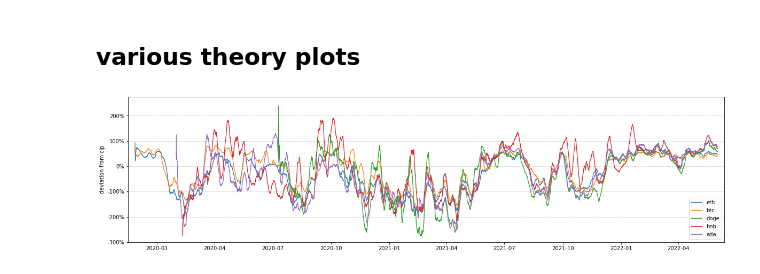
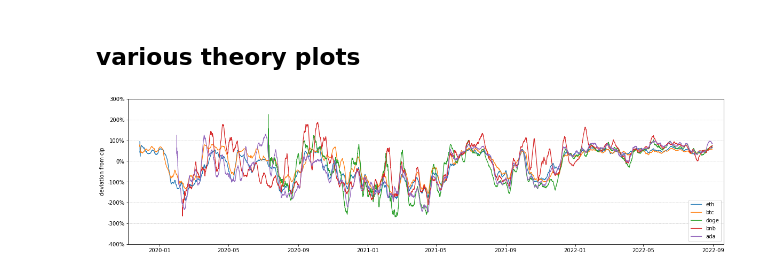
Before and after one commit to vivowa/perpetuals, a Jupyter notebook: perpetual_restart_theory.ipynb, the cells around one changed output. Saved outputs shown, nothing was run; the diff lists cells and outputs as text; code cells hidden in the pictures.

```diff
--- a/perpetual_restart_theory.ipynb
+++ b/perpetual_restart_theory.ipynb
@@ -16,15 +16,15 @@ warnings.filterwarnings("ignore")
 ## load data
 # %%
 def load_data(load):
-    spot = pd.read_csv(f'spot_{load}_usdt_1h.csv', parse_dates=['timestamp'])
-    perp = pd.read_csv(f'perp_{load}_usdt_1h.csv', parse_dates=['timestamp'])
+    spot = pd.read_csv(f'data/spot_{load}_usdt_1h.csv', parse_dates=['timestamp'])
+    perp = pd.read_csv(f'data/perp_{load}_usdt_1h.csv', parse_dates=['timestamp'])
 
     perp.sort_values(by = 'epoch', ascending=True, inplace=True)
     spot.sort_values(by = 'epoch', ascending=True, inplace=True)
     perp = perp.reset_index(drop=True)
     spot = spot.reset_index(drop=True)
 
-    funding_rate = pd.read_csv(f'rate_{load}_usdt.csv', parse_dates=['timestamp'])
+    funding_rate = pd.read_csv(f'data/rate_{load}_usdt.csv', parse_dates=['timestamp'])
 
     return spot, perp, funding_rate
 # %%
@@ -134,7 +150,7 @@ ada loaded
 # %% [markdown]
 ## cleaning
 # %%
-cutoff = '2022-06-01 12:00:00'
+cutoff = '2022-08-30 08:00:00'
 
 eth_start = '2019-11-27 07:00:00'
 btc_start = '2019-09-10 08:00:00'
@@ -173,7 +189,7 @@ for i in range (0,len(currencies)):
 
     panel_all[i]['spot'] = panel_all[i]['spot'].fillna(method='ffill')
     panel_all[i]['spot_usd_volume'] = panel_all[i]['spot_usd_volume'].fillna(method='ffill')
-    panel_all[i]['funding_rate'] = panel_all[i]['funding_rate'].fillna(0)
+    #panel_all[i]['funding_rate'] = panel_all[i]['funding_rate'].fillna(0)
     #panel_all[i] = panel_all[i].dropna()
     panel_all[i].sort_values(by = 'epoch', ascending=True, inplace=True)
     panel_all[i] = panel_all[i].reset_index(drop=True)
@@ -417,31 +445,31 @@ results_pretty
 # %%
 #plotting the cip over time
 sns.color_palette()
 
 panel_all[i].sort_values(by = 'epoch', ascending=True, inplace=True)
 
 fig, ax = plt.subplots(figsize =(20,5))
 
 for i in range (0,len(currencies)):
     ax.plot(panel_all[i]['timestamp'], panel_all[i]['cip'].rolling(24*7, min_periods=1).mean(), linewidth=1.25)
 
-ax.set_ylim(-3, 2.75)
+ax.set_ylim(-4, 3)
 vals = ax.get_yticks()
 ax.set_yticklabels(['{:,.0%}'.format(x) for x in vals])
 
 
 left, right = plt.xlim()
-ax.set_xlim(left+35, right-35)
+ax.set_xlim(left+30, right-30)
 
 ax.legend(['eth', 'btc', 'doge', 'bnb', 'ada'], loc='lower right')
 ax.set_ylabel('deviation from cip')
 ax.grid(axis='y', linestyle='--', linewidth=.5)
 
 plt.savefig('figure_1.png')
 
 plt.show()
 # %% [output]
-[figure, old version]
+[figure, new version]
 # %%
 for i in range (0,len(currencies)):
     #plotting the cip over time
```
Also changed, not shown: parts of 12 cells of this notebook, 1 other file.
